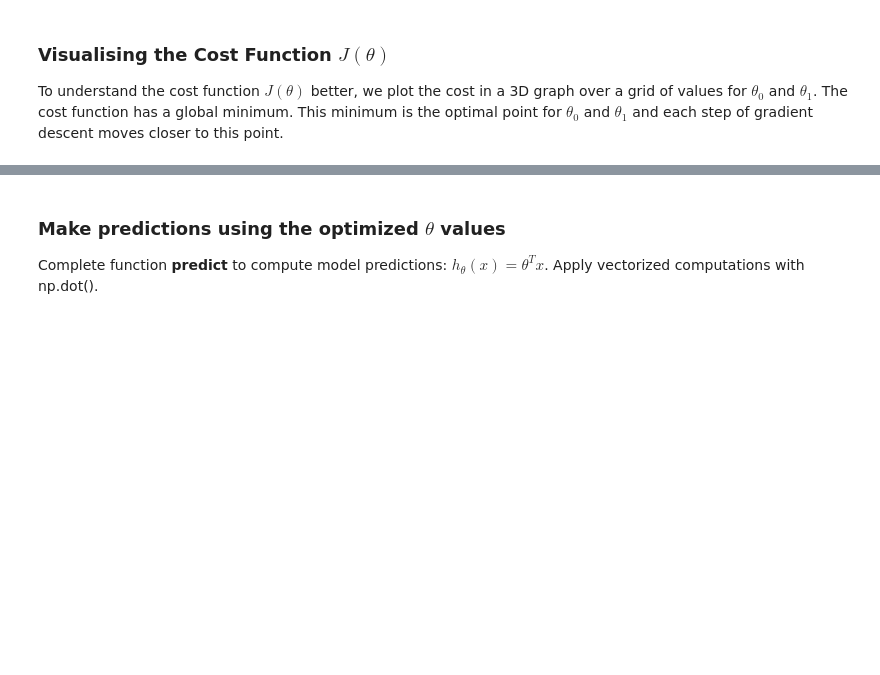
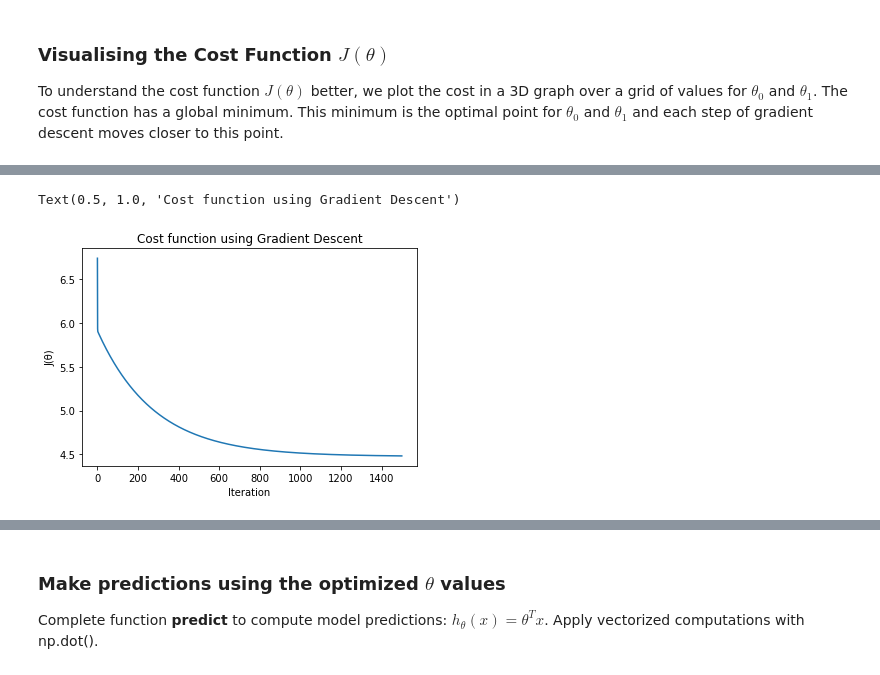
Before and after one commit to pedrovt/aa-labs, a Jupyter notebook: Lab2-LinearRegression/ML_LinReg.ipynb, the cells around one changed output, grey strips where cells are left out. Cells and saved outputs as stored; diff of their text form; code cells hidden in the pictures; blank space fills up the shorter version.

```diff
--- a/Lab2-LinearRegression/ML_LinReg.ipynb
+++ b/Lab2-LinearRegression/ML_LinReg.ipynb
@@ -50,10 +72,13 @@ def computeCost(X,y,theta):
    Take the numpy arrays X, y, theta and return the cost function J for this theta.
 
     """
-    m=len(y)
-    h= ?
-    J= ?
+    m = len(y)
+    h = np.dot(X, theta)    # not tranpose(theta) * x
+    J = 1/(2*m) * np.sum((h - y) ** 2)
 
+    #predictions = np.dot(X, theta)
+    #square_err = (predictions - y) ** 2
+    #J = 1/(2*m) * np.sum(square_err)
 
     return J
 # %% [markdown]
@@ -99,9 +148,12 @@ def gradientDescent(X,y,theta,alpha,num_iters):
     J_history=[]
 
     for i in range(num_iters):
-        h = ?
-        grad = np.dot(X.transpose(),(h-y)) #Vectorized way to compute all gradients simultaneously
-        theta= ?
+        h = np.dot(X, theta)
+        grad = np.dot(X.transpose(),(h-y))
+        # Vectorized way to compute all gradients simultaneously
+
+        descent = alpha * 1/m * grad
+        theta = theta - descent
 
         J_history.append(computeCost(X,y,theta))
 
@@ -109,6 +161,9 @@ def gradientDescent(X,y,theta,alpha,num_iters):
 # %% [markdown]
 Run  **gradientDescent** with learning rate alpha= 0.01 and 1500 iterations and get the final parameters $\theta_0$ = -3.630, $\theta_1$=1.166.
 # %%
-? = gradientDescent(?,?,....)
+alpha  = 0.01
+num_iters = 1500
+
+theta, hist = gradientDescent(X,y,theta, alpha, num_iters)
 
 print("h(x) ="+str(round(theta[0,0],2))+" + "+str(round(theta[1,0],2))+"x1")
@@ -148,3 +206,11 @@ plt.plot(?)
+# %%
+plt.plot(hist)
+plt.xlabel('Iteration')
+plt.ylabel('J(θ)')
+plt.title('Cost function using Gradient Descent')
+# %% [output]
+Text(0.5, 1.0, 'Cost function using Gradient Descent')
+[figure, added]
 # %% [markdown]
 ### Graph with Best Line Fit
 
```
Also changed, not shown: parts of 15 cells of this notebook, 2 other files.
